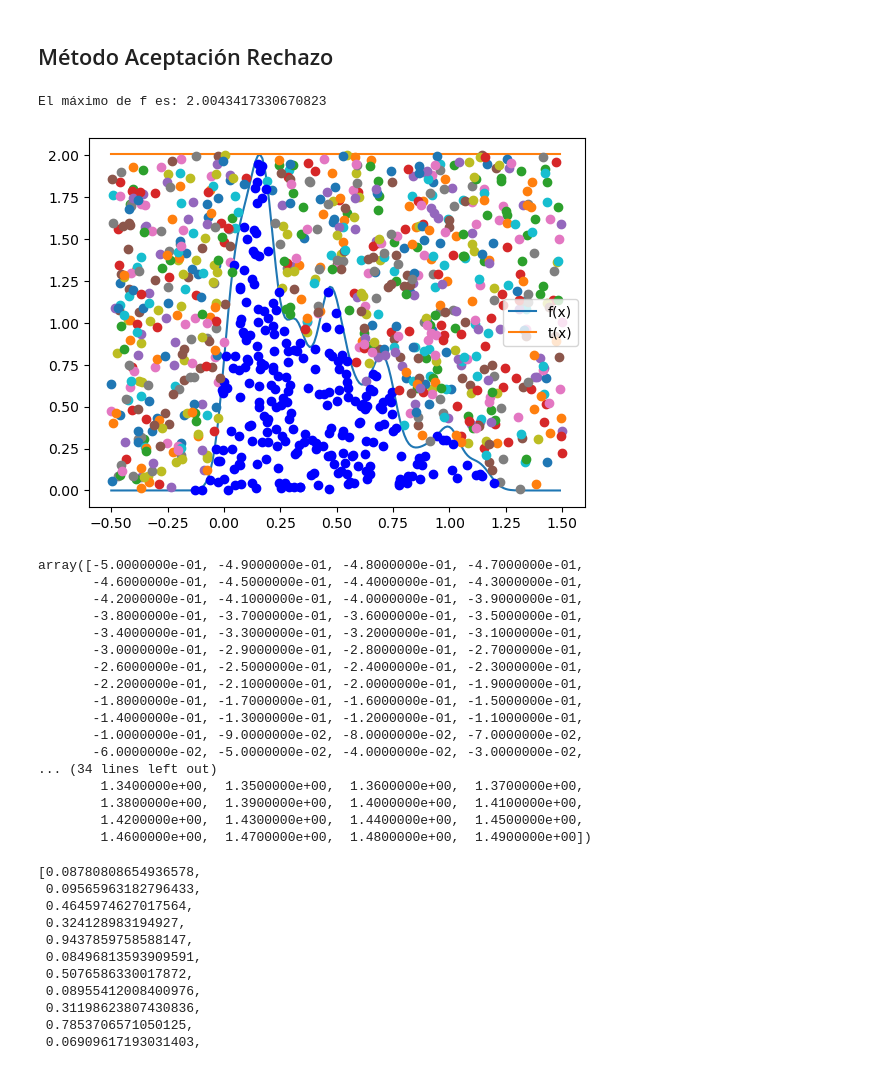
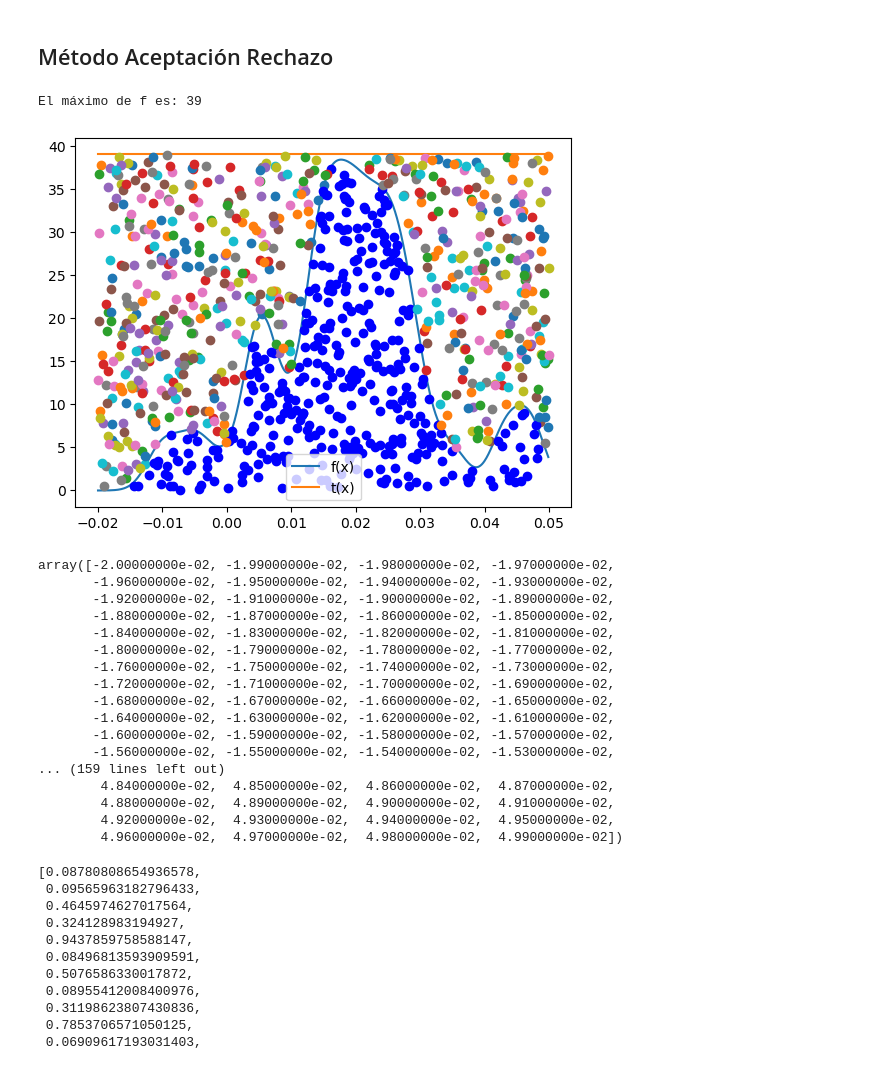
Before and after one commit to JuliaDomRuss/Proyecto_Simulacion, a Jupyter notebook: Proyecto Simulación.ipynb, the cells around one changed output. Cells and saved outputs as stored; diff of their text form; code cells hidden in the pictures.

Commit message:
Cambios Julia

```diff
--- a/Proyecto Simulación.ipynb
+++ b/Proyecto Simulación.ipynb
@@ -111,0 +76,10 @@ plt.title("Función de distribución acumulada CDF");
+# %%
+tc_dolar = pd.read_excel(
+    "Tipo de cambio.xlsx",
+    sheet_name="Hoja1",
+    index_col=[0],
+    usecols=[0, 1]
+)
+x= tc_dolar.values
+x= x.ravel()
+plt.plot(tc_dolar)
@@ -347,10 +486,12 @@ Acep_rechazo3(R2, R1, f, t)
 # %%
 dif_inf = pd.read_excel(
     "Inflacion Mexico.xlsx",
-    sheet_name="Hoja3",
+    sheet_name="Hoja2",
     index_col=[0],
     usecols=[0, 1]
 )
+y= dif_inf.values
+y= y.ravel()
 #Datos
 dif_inf
 # %% [output]
@@ -475,39 +598,40 @@ plt.title("Función de distribución acumulada CDF");
 # %%
 from scipy import optimize
 f = pdf_y
-a=f(optimize.fmin(lambda x:-f(x), 0, disp=False))
-t =lambda x: a * np.ones(len(x))
-x = np.arange(-.5, 1.5, 0.01)
+# a=f(optimize.fmin(lambda y:-f(y), 0, disp=False))
+a=39
+t =lambda y: a * np.ones(len(y))
+x = np.arange(-.02, .05, 0.0001)
 print('El máximo de f es:',a)
 # %% [output]
-El máximo de f es: 2.0043417330670823
+El máximo de f es: 39
 # %%
 N = 1000
 R2 = np.random.rand(N)
-R1 = [random.uniform(-.5, 1.5) for i in range(N)]
+R1 = [random.uniform(-.02, .05) for i in range(N)]
 plt.plot(x,f(x),label='f(x)')
 plt.plot(x,t(x),label='t(x)')
 plt.legend()
 Acep_rechazo(R2, R1, f, t)
 # %% [output]
-[figure, old version]
+[figure, new version]
-array([-5.0000000e-01, -4.9000000e-01, -4.8000000e-01, -4.7000000e-01,
-       -4.6000000e-01, -4.5000000e-01, -4.4000000e-01, -4.3000000e-01,
-       -4.2000000e-01, -4.1000000e-01, -4.0000000e-01, -3.9000000e-01,
-       -3.8000000e-01, -3.7000000e-01, -3.6000000e-01, -3.5000000e-01,
-       -3.4000000e-01, -3.3000000e-01, -3.2000000e-01, -3.1000000e-01,
-       -3.0000000e-01, -2.9000000e-01, -2.8000000e-01, -2.7000000e-01,
-       -2.6000000e-01, -2.5000000e-01, -2.4000000e-01, -2.3000000e-01,
-       -2.2000000e-01, -2.1000000e-01, -2.0000000e-01, -1.9000000e-01,
-       -1.8000000e-01, -1.7000000e-01, -1.6000000e-01, -1.5000000e-01,
-       -1.4000000e-01, -1.3000000e-01, -1.2000000e-01, -1.1000000e-01,
-       -1.0000000e-01, -9.0000000e-02, -8.0000000e-02, -7.0000000e-02,
-       -6.0000000e-02, -5.0000000e-02, -4.0000000e-02, -3.0000000e-02,
-... (34 lines left out)
-        1.3400000e+00,  1.3500000e+00,  1.3600000e+00,  1.3700000e+00,
-        1.3800000e+00,  1.3900000e+00,  1.4000000e+00,  1.4100000e+00,
-        1.4200000e+00,  1.4300000e+00,  1.4400000e+00,  1.4500000e+00,
-        1.4600000e+00,  1.4700000e+00,  1.4800000e+00,  1.4900000e+00])
+array([-2.00000000e-02, -1.99000000e-02, -1.98000000e-02, -1.97000000e-02,
+       -1.96000000e-02, -1.95000000e-02, -1.94000000e-02, -1.93000000e-02,
+       -1.92000000e-02, -1.91000000e-02, -1.90000000e-02, -1.89000000e-02,
+       -1.88000000e-02, -1.87000000e-02, -1.86000000e-02, -1.85000000e-02,
+       -1.84000000e-02, -1.83000000e-02, -1.82000000e-02, -1.81000000e-02,
+       -1.80000000e-02, -1.79000000e-02, -1.78000000e-02, -1.77000000e-02,
+       -1.76000000e-02, -1.75000000e-02, -1.74000000e-02, -1.73000000e-02,
+       -1.72000000e-02, -1.71000000e-02, -1.70000000e-02, -1.69000000e-02,
+       -1.68000000e-02, -1.67000000e-02, -1.66000000e-02, -1.65000000e-02,
+       -1.64000000e-02, -1.63000000e-02, -1.62000000e-02, -1.61000000e-02,
+       -1.60000000e-02, -1.59000000e-02, -1.58000000e-02, -1.57000000e-02,
+       -1.56000000e-02, -1.55000000e-02, -1.54000000e-02, -1.53000000e-02,
+... (159 lines left out)
+        4.84000000e-02,  4.85000000e-02,  4.86000000e-02,  4.87000000e-02,
+        4.88000000e-02,  4.89000000e-02,  4.90000000e-02,  4.91000000e-02,
+        4.92000000e-02,  4.93000000e-02,  4.94000000e-02,  4.95000000e-02,
+        4.96000000e-02,  4.97000000e-02,  4.98000000e-02,  4.99000000e-02])
 # %%
 Acep_rechazo3(R2, R1, f, t)
 # %% [output]
```
Also changed, not shown: parts of 69 cells of this notebook, 3 other files.
